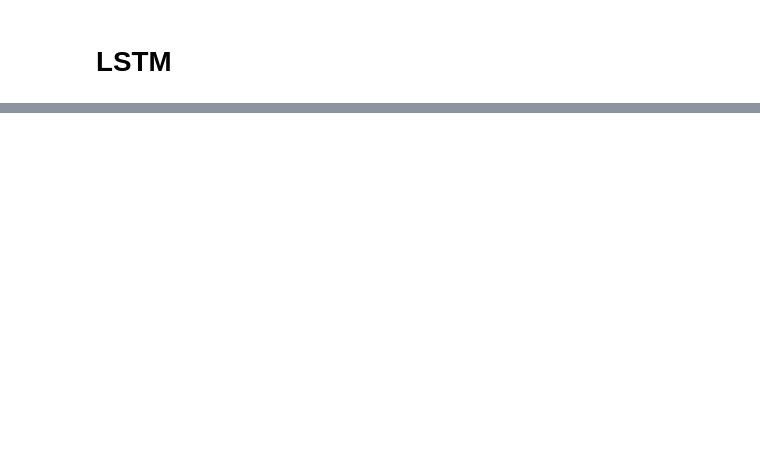
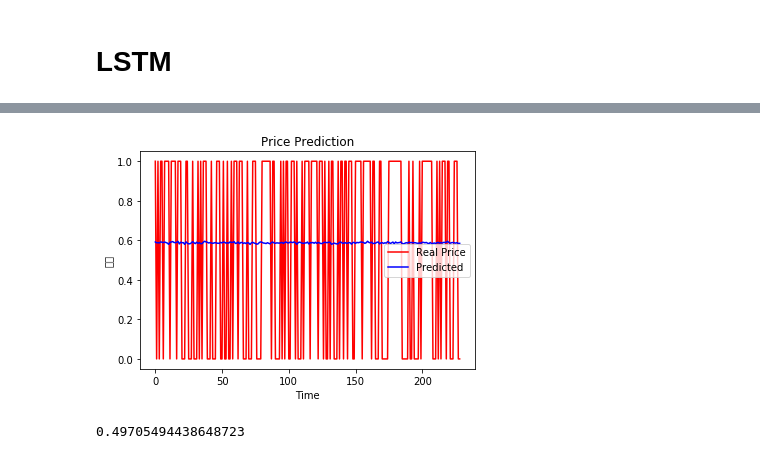
Before and after one commit to sharyxue/News-to-Predict-Stock-Movements, a Jupyter notebook: Code/stockprocessing.ipynb, the cells around one changed output, grey strips where cells are left out. Drawn from its saved outputs; the diff is of its cells as text; code cells hidden in the pictures; blank space fills up the shorter version.

Commit message:
Update stockprocessing

```diff
--- a/Code/stockprocessing.ipynb
+++ b/Code/stockprocessing.ipynb
@@ -36,7 +36,7 @@ df.head()
 # %%
 df1 = df[['ts_code','trade_date','name','pct_change','vol_change','y']]
 test_df = df.groupby(['trade_date', 'ts_code'])['pct_change']
-df2 = df.loc[df1['name']== '农林牧渔']
+df2 = df.loc[df1['name']== '交通运输']
 def creat_dataset(dataset,look_back=10):
     dataX,dataY = [],[]
     for i in range(len(dataset)-look_back):
@@ -44,3 +44,6 @@ def creat_dataset(dataset,look_back=10):
         dataX.append(a)
         dataY.append(dataset[i+look_back])
     return np.array(dataX,np.array(dataY))
+# %%
+dataset = df2['y']
+# dataset = pd.DataFrame(dataset)
@@ -46,0 +55,26 @@ def creat_dataset(dataset,look_back=10):
+# %%
+x= []
+y = []
+for i in range(len(dataset)-10):
+    x.append(dataset[i:(i+10)])
+    y.append(dataset[i+10])
+xtrain, xtest, ytrain, ytest = train_test_split(
+    x, y, test_size=0.2, random_state=0)
+xtrain, xtest, ytrain, ytest = np.array(xtrain),np.array(xtest),np.array(ytrain),np.array(ytest)
+xtrain.shape, xtest.shape, ytrain.shape, ytest.shape
+xtrain = np.reshape(xtrain, (xtrain.shape[0], xtrain.shape[1], 1))
+xtest = np.reshape(xtest, (xtest.shape[0], xtest.shape[1], 1))
+xtrain.shape
+# %%
+regressor = Sequential()
+regressor.add(LSTM(units = 30, return_sequences = True, input_shape = (xtrain.shape[1], 1)))
+regressor.add(Dropout(0.2))
+regressor.add(LSTM(units = 30, return_sequences = True))
+regressor.add(Dropout(0.2))
+regressor.add(LSTM(units = 30, return_sequences = True))
+regressor.add(Dropout(0.2))
+regressor.add(LSTM(units = 30))
+regressor.add(Dropout(0.2))
+regressor.add(Dense(units = 1))
+regressor.compile(optimizer = 'adam', loss = 'mean_squared_error')
+regressor.fit(xtrain, ytrain, epochs = 100, batch_size = 20)
@@ -46,0 +100,15 @@ def creat_dataset(dataset,look_back=10):
+# %%
+predicted_stock_price = regressor.predict(xtest)
+plt.plot(ytest, color = 'red', label = 'Real Price')
+plt.plot(predicted_stock_price, color = 'blue', label = 'Predicted')
+plt.title('Price Prediction')
+plt.xlabel('Time')
+plt.ylabel('涨跌')
+plt.legend()
+plt.show()
+# %% [output]
+[figure, added]
+# %%
+np.sqrt(mean_squared_error(predicted_stock_price, ytest))
+# %% [output]
+0.49705494438648723
```
Also changed, not shown: parts of 2 cells of this notebook.
